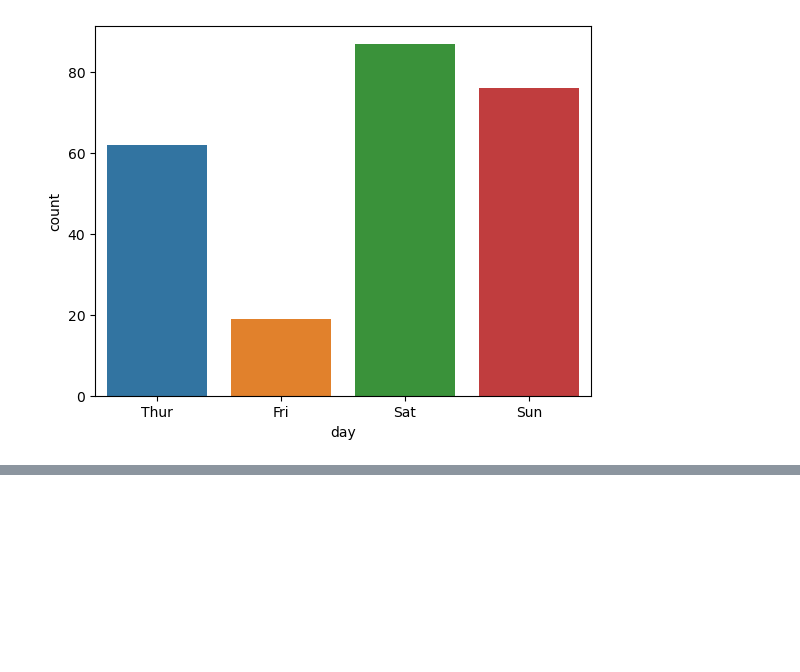
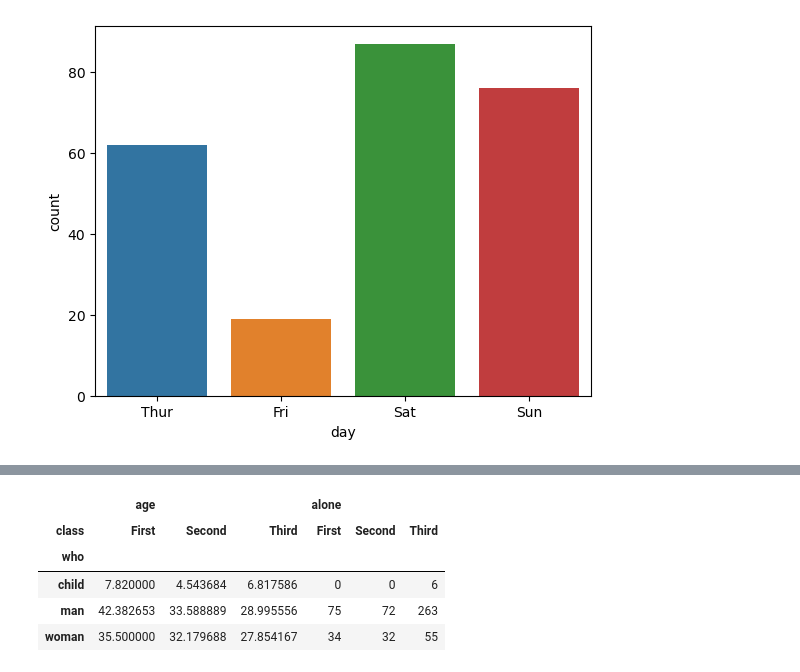
Before and after one commit to AhmedRefat1412/python, a Jupyter notebook: pandas.ipynb, the cells around one changed output, grey strips where cells are left out. Saved outputs shown, nothing was run; the diff lists cells and outputs as text; code cells hidden in the pictures; blank space fills up the shorter version.

```diff
--- a/pandas.ipynb
+++ b/pandas.ipynb
@@ -508,0 +538,33 @@ plt.show()
+# %%
+import pandas as pd
+import numpy as np
+import seaborn as sns
+import matplotlib.pyplot as plt
+
+df=sns.load_dataset('titanic')
+
+# عمل Pivot Table
+pivot = df.pivot_table(
+                       index='sex',               # الصفوف: الجنس
+                       columns='pclass',           # الأعمدة: الدرجة
+                       values='survived',          # القيم: هل نجى أم لا
+                       aggfunc='mean')            # الدالة: المتوسط
+
+
+pivot_table=df.pivot_table(index="sex",
+                           columns="alone",
+                           values="age",
+                           aggfunc="mean"
+
+                           )
+
+# value وممكن كمان كذا aggfunc ممكن نستخدم كذا اندكس او كذا
+pivot2=df.pivot_table(index='who',columns={'class'},values={'alone','age'},aggfunc={'alone':'sum','age':'mean'})
+pivot2
+# %% [output]
+|  | age |  |  | alone |  |  |
+| class | First | Second | Third | First | Second | Third |
+| who |  |  |  |  |  |  |
+| child | 7.820000 | 4.543684 | 6.817586 | 0 | 0 | 6 |
+| man | 42.382653 | 33.588889 | 28.995556 | 75 | 72 | 263 |
+| woman | 35.500000 | 32.179688 | 27.854167 | 34 | 32 | 55 |
```
Also changed, not shown: parts of 5 cells of this notebook, 1 other file.
